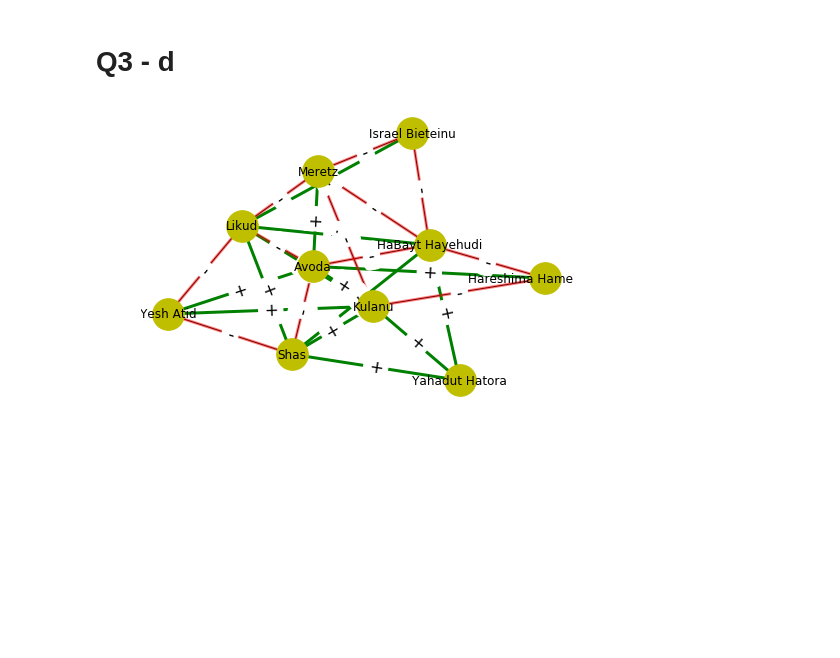
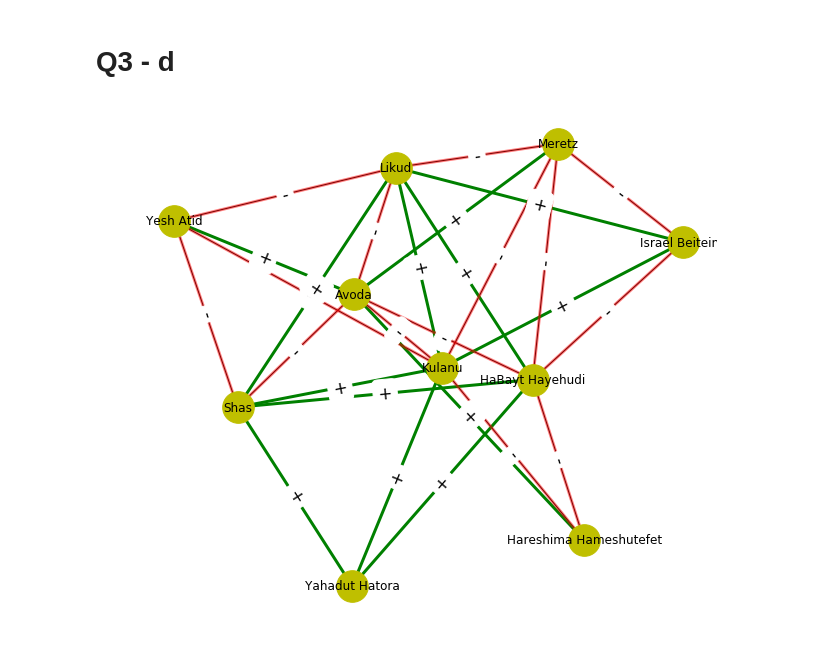
Before and after one commit to giditietz/network-algorithms, a Jupyter notebook: HW1.ipynb, the cells around one changed output. Cells and saved outputs as stored; diff of their text form; code cells hidden in the pictures; blank space fills up the shorter version.

```diff
--- a/HW1.ipynb
+++ b/HW1.ipynb
@@ -278,7 +369,7 @@ visualize_balance(G2)
 # %%
 G = nx.Graph()
 parties = ["Likud","Avoda","Yesh Atid","Kulanu","Shas","Yahadut Hatora",
-           "Hareshima Hameshutefet","Meretz","Israel Bieteinu","HaBayt Hayehudi"]
+           "Hareshima Hameshutefet","Meretz","Israel Beiteinu","HaBayt Hayehudi"]
 for party in parties:
     G.add_node(party)
 
@@ -288,47 +379,50 @@ G.add_edge("Likud","Yesh Atid",sign = "-")
 G.add_edge("Likud","Kulanu",sign = "+")
 G.add_edge("Likud","Meretz",sign = "-")
 G.add_edge("Likud","HaBayt Hayehudi",sign = "+")
-G.add_edge("Likud","Israel Bieteinu",sign = "+")
+G.add_edge("Likud","Israel Beiteinu",sign = "+")
 
 G.add_edge("Avoda","Yesh Atid",sign = "+")
 G.add_edge("Avoda","Shas",sign = "-")
 G.add_edge("Avoda","Hareshima Hameshutefet",sign = "+")
 G.add_edge("Avoda","Meretz",sign = "+")
-G.add_edge("Avoda","Kulanu",sign = "+")
+G.add_edge("Avoda","Kulanu",sign = "-")
 G.add_edge("Avoda","HaBayt Hayehudi",sign = "-")
 
-G.add_edge("Kulanu","Yesh Atid",sign = "+")
+G.add_edge("Kulanu","Yesh Atid",sign = "-")
 G.add_edge("Kulanu","Shas",sign = "+")
 G.add_edge("Kulanu","Yahadut Hatora",sign = "+")
 G.add_edge("Kulanu","Meretz",sign = "-")
 G.add_edge("Kulanu","Hareshima Hameshutefet",sign = "-")
+G.add_edge("Kulanu","Israel Beiteinu",sign = "+")
+
 
 G.add_edge("HaBayt Hayehudi","Shas",sign = "+")
 G.add_edge("HaBayt Hayehudi","Hareshima Hameshutefet",sign = "-")
-G.add_edge("HaBayt Hayehudi","Israel Bieteinu",sign = "-")
+G.add_edge("HaBayt Hayehudi","Israel Beiteinu",sign = "-")
 G.add_edge("HaBayt Hayehudi","Meretz",sign = "-")
 G.add_edge("HaBayt Hayehudi","Avoda",sign = "-")
 
 G.add_edge("Shas","Yahadut Hatora",sign = "+")
 G.add_edge("Shas","HaBayt Hayehudi",sign = "+")
 G.add_edge("Shas","Yesh Atid",sign = "-")
 
 
 G.add_edge("HaBayt Hayehudi","Yahadut Hatora",sign = "+")
 G.add_edge("Shas","Yahadut Hatora",sign = "+")
 
 
-G.add_edge("Meretz","Israel Bieteinu",sign = "-")
+G.add_edge("Meretz","Israel Beiteinu",sign = "-")
 
+plt.figure(figsize=(8,7))
 
 pos=nx.nx.kamada_kawai_layout(G) # Just a nice layout
 nx.draw(G,pos=pos,with_labels=True,node_size=1000,node_color = 'y')
 labels = dict([((u, v), d['sign']) for u, v, d in G.edges(data=True)])
 e = nx.draw_networkx_edge_labels(G,pos=pos, edge_labels=labels,font_size = 17)
 love=[(u,v) for (u,v,d) in G.edges(data=True) if d['sign'] =='+'] # solid edge
 hate=[(u,v) for (u,v,d) in G.edges(data=True) if d['sign'] == '-'] # dashed edge
 e = nx.draw_networkx_edges(G,pos,edgelist=love, width=3, edge_color='g')
 e = nx.draw_networkx_edges(G,pos,edgelist=hate, width=3,alpha=0.5,edge_color='r')
 # %% [output]
-[figure, old version]
+[figure, new version]
 # %%
```
Also changed, not shown: parts of 26 cells of this notebook, 1 other file.
